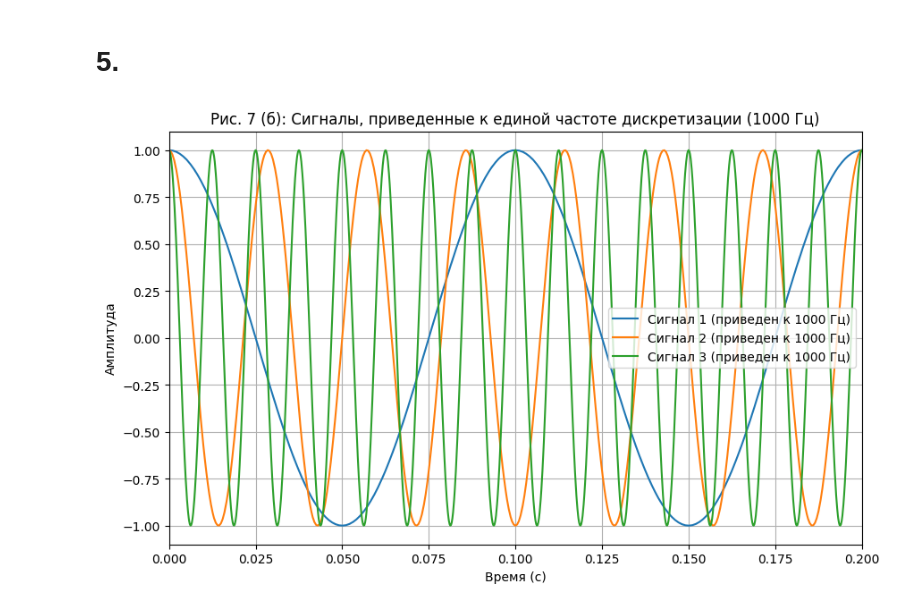
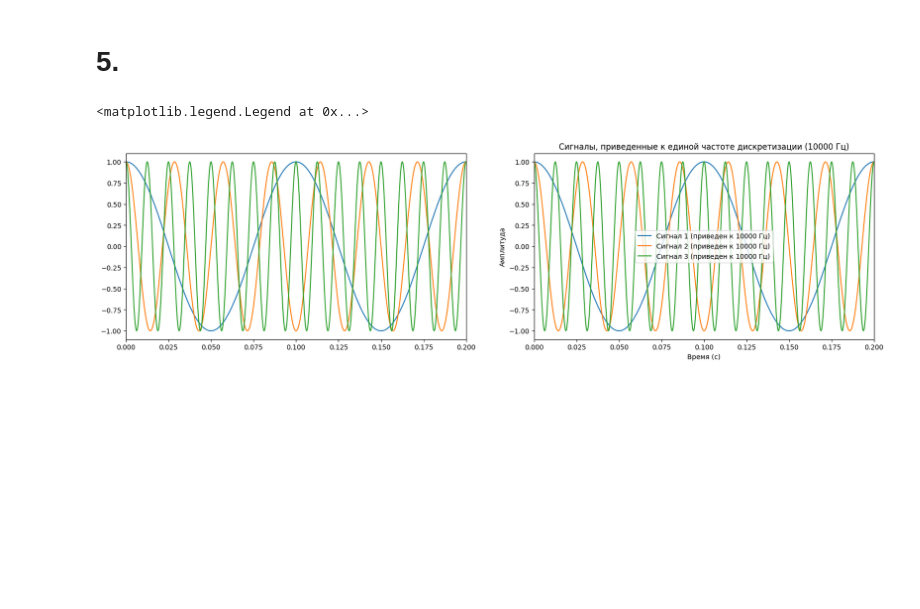
Before and after one commit to KadilenkoIvan/digital_signal_processing, a Jupyter notebook: lab7/main.ipynb, the cells around one changed output. Cells and saved outputs as stored; diff of their text form; code cells hidden in the pictures; blank space fills up the shorter version.

```diff
--- a/lab7/main.ipynb
+++ b/lab7/main.ipynb
@@ -278,33 +278,39 @@ def resample_signal(signal, original_rate, target_rate):
 # %%
 freq1, freq2, freq3 = 10, 35, 80
 sampling_rate1, sampling_rate2, sampling_rate3 = 1000, 2000, 5000
 duration = 1
 
 t1 = np.linspace(0, duration, int(sampling_rate1 * duration), endpoint=False)
 t2 = np.linspace(0, duration, int(sampling_rate2 * duration), endpoint=False)
 t3 = np.linspace(0, duration, int(sampling_rate3 * duration), endpoint=False)
 
 signal1 = np.cos(2 * np.pi * freq1 * t1)
 signal2 = np.cos(2 * np.pi * freq2 * t2)
 signal3 = np.cos(2 * np.pi * freq3 * t3)
 
 target_sampling_rate = 10000  # Общая частота дискретизации
 resampled_signal1 = resample_signal(signal1, sampling_rate1, target_sampling_rate)
 resampled_signal2 = resample_signal(signal2, sampling_rate2, target_sampling_rate)
 resampled_signal3 = resample_signal(signal3, sampling_rate3, target_sampling_rate)
 
 t_target = np.arange(0, duration, 1 / target_sampling_rate)
 
-plt.figure(figsize=(10, 6))
-plt.plot(t_target, resampled_signal1, label="Сигнал 1 (приведен к 1000 Гц)")
-plt.plot(t_target, resampled_signal2, label="Сигнал 2 (приведен к 1000 Гц)")
-plt.plot(t_target, resampled_signal3, label="Сигнал 3 (приведен к 1000 Гц)")
+plt.figure(figsize=(20, 5))
+plt.subplot(1, 2, 1)
+plt.plot(t1, signal1, label=f"Сигнал 1")
+plt.plot(t2, signal2, label=f"Сигнал 2")
+plt.plot(t3, signal3, label=f"Сигнал 3")
 plt.xlim(0.0, 0.2)
-plt.title("Рис. 7 (б): Сигналы, приведенные к единой частоте дискретизации (1000 Гц)")
+
+plt.subplot(1, 2, 2)
+plt.plot(t_target, resampled_signal1, label=f"Сигнал 1 (приведен к {target_sampling_rate} Гц)")
+plt.plot(t_target, resampled_signal2, label=f"Сигнал 2 (приведен к {target_sampling_rate} Гц)")
+plt.plot(t_target, resampled_signal3, label=f"Сигнал 3 (приведен к {target_sampling_rate} Гц)")
+plt.xlim(0.0, 0.2)
+plt.title(f"Сигналы, приведенные к единой частоте дискретизации ({target_sampling_rate} Гц)")
 plt.xlabel("Время (с)")
 plt.ylabel("Амплитуда")
 plt.legend()
-plt.grid()
-plt.show()
 # %% [output]
+<matplotlib.legend.Legend at 0x...>
-[figure, old version]
+[figure, new version]
```
Also changed, not shown: 1 other file.
